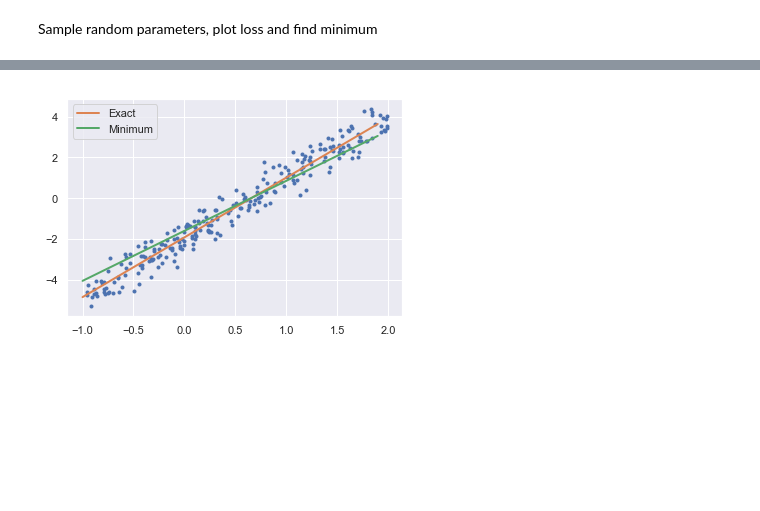
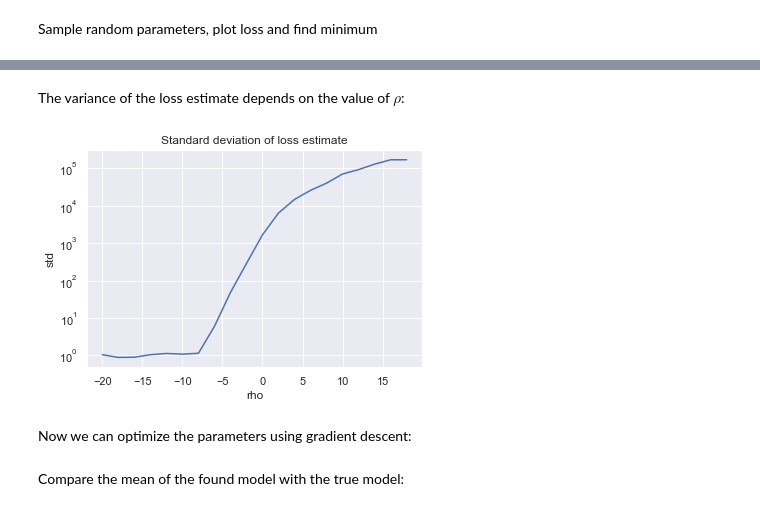
Before and after one commit to e-dorigatti/gaussian_processes, a Jupyter notebook: bayes_by_backprop.ipynb, the cells around one changed output, grey strips where cells are left out. Drawn from its saved outputs; the diff is of its cells as text; code cells hidden in the pictures; blank space fills up the shorter version.

```diff
--- a/bayes_by_backprop.ipynb
+++ b/bayes_by_backprop.ipynb
@@ -165,7 +209,7 @@ Use gradient checking to make sure everything is computed correctly
 mu = np.array([-0.01, 0.5])
 rho = np.array([0.2, 0.1])
 eps = np.array([-2, 3])
-regu = 0.1
+regu = 2
 sigma_noise = np.sqrt(0.5)
 
 
@@ -189,13 +233,13 @@ def gradient_check(f, x0, eps=1e-9):
 
 print('Checking gradient of mu')
 gradient_check(
-    lambda x: itemgetter(0, 3)(compute_loss(x, rho, eps, X, y, regu, sigma_noise)),
+    lambda x: itemgetter(0, 3)(sample_and_loss(x, rho, eps, X, y, regu, sigma_noise)),
     x0=mu
 )
 
 print('\nChecking gradient of rho')
 gradient_check(
-    lambda x: itemgetter(0, 4)(compute_loss(mu, x, eps, X, y, regu, sigma_noise)),
+    lambda x: itemgetter(0, 4)(sample_and_loss(mu, x, eps, X, y, regu, sigma_noise)),
     x0=rho
 )
 # %% [output]
@@ -250,0 +283,21 @@ plt.show()
+# %% [markdown]
+The variance of the loss estimate depends on the value of $\rho$:
+# %%
+all_losses = []
+for rho in range(-20, 20, 2):
+    lss = [
+        compute_loss(mu, np.array([rho, rho]), X, y, regu, sigma_noise, reps=1)[0]
+        for _ in range(100)
+    ]
+    all_losses.append((rho, np.mean(lss), np.std(lss)))
+all_losses = np.array(all_losses)
+
+plt.semilogy(all_losses[:, 0], all_losses[:, 2])
+plt.xlabel('rho')
+plt.ylabel('std')
+plt.title('Standard deviation of loss estimate')
+plt.show()
+# %% [output]
+[figure, added]
+# %% [markdown]
+Now we can optimize the parameters using gradient descent:
@@ -251,9 +335,10 @@ plt.show()
+# %% [markdown]
+Compare the mean of the found model with the true model:
 # %%
 xt = np.arange(-1, 2, 0.1)
-plt.plot(X[:, 0], y, '.')
-plt.plot(xt, xt * w_exact[0] + w_exact[1], linewidth=2, label='Exact')
-plt.plot(xt, xt * min_w0 + min_w1, linewidth=2, label='Minimum')
+
+plt.plot(X[:, 0], y, '.', color='#aaaaaa')
+plt.plot(xt, 3 * xt - 2, 'r', linewidth=2, color='C1', label='True')
+plt.plot(xt, parameters[0] * xt + parameters[1], linewidth=2, color='C0', label='Found')
 plt.legend(loc='upper left')
 plt.show()
-# %% [output]
-[figure, removed]
```
Also changed, not shown: parts of 37 cells of this notebook.
